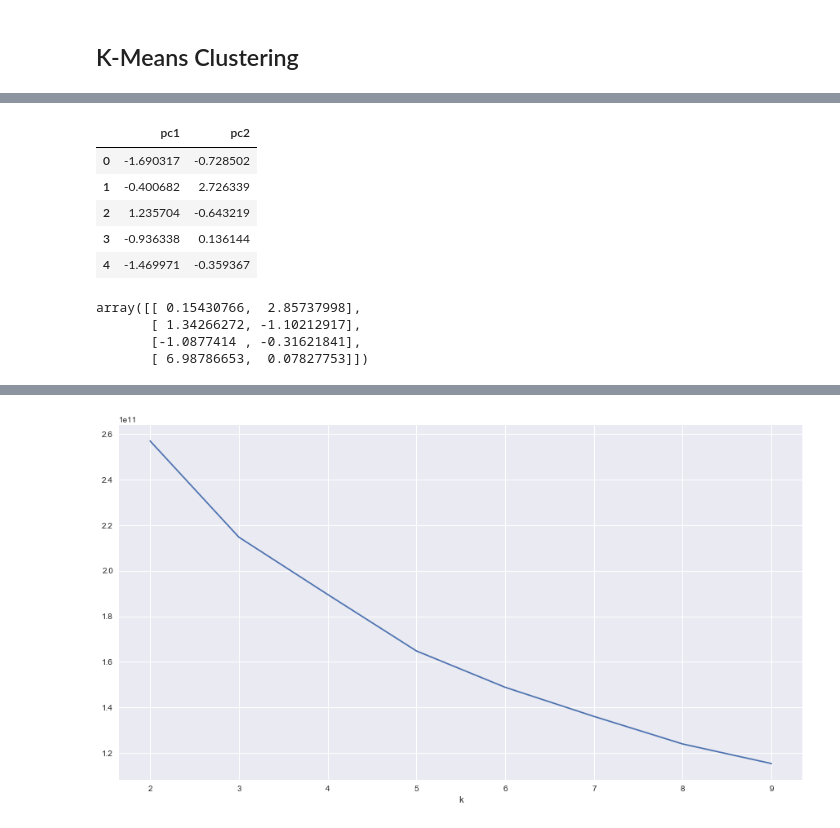
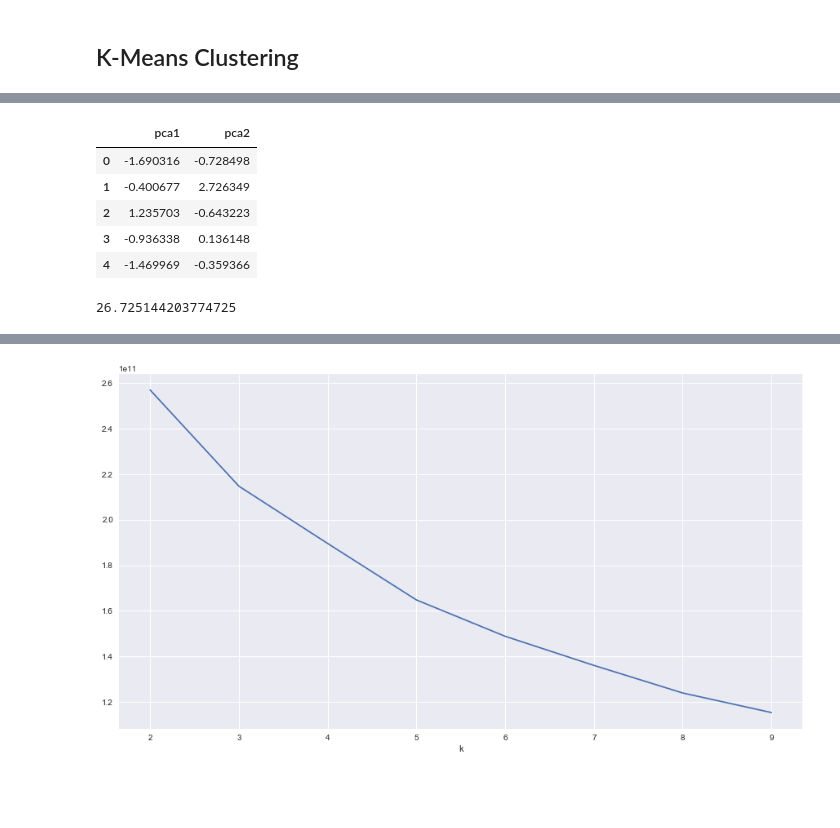
Before and after one commit to Laura-ShummonMaass/Credit_Card_Cluster, a Jupyter notebook: eda.ipynb, the cells around one changed output, grey strips where cells are left out. Saved outputs shown, nothing was run; the diff lists cells and outputs as text; code cells hidden in the pictures; blank space fills up the shorter version.

```diff
--- a/eda.ipynb
+++ b/eda.ipynb
@@ -152,4 +152,6 @@ Text(0.5, 1.0, 'Multi-Collinearity of Car Attributes')
 [figure]
 # %%
 df = df.drop(['ONEOFF_PURCHASES', 'PURCHASES_INSTALLMENTS_FREQUENCY', 'CASH_ADVANCE_TRX'], axis=1)
+# %%
+df['bal_cash_credit'] = df.apply(lambda x: 1 if x['BALANCE']>=1000 and x['CREDIT_LIMIT']>=1000 and x['CASH_ADVANCE']<1 else 0, axis=1)
 # %%
@@ -180,10 +183,10 @@ from sklearn.decomposition import PCA
 from sklearn.preprocessing import StandardScaler
 # %%
 ss = StandardScaler()
-scaled_df = ss.fit_transform(df)
+scaled_data = ss.fit_transform(df)
 # %%
-df1=pd.DataFrame(data=scaled_df)
-df1.head()
+scaled_df=pd.DataFrame(data=scaled_data)
+scaled_df.head()
 # %% [output]
 |  | 0 | 1 | 2 | 3 | 4 | 5 | 6 | 7 | 8 | 9 | 10 | ... |
 | 0 | -0.732054 | -0.249881 | -0.424934 | -0.349114 | -0.466805 | -0.806649 | -0.678716 | -0.675294 | -0.511381 | -0.960380 | -0.529026 | ... |
@@ -193,24 +196,26 @@ df1.head()
 | 4 | -0.358849 | 0.517980 | -0.462095 | -0.454607 | -0.466805 | -1.014290 | -0.399383 | -0.675294 | -0.551611 | -0.905414 | -0.364421 | ... |
 # %%
 pca = PCA(n_components=2)
-pca_df = pca.fit_transform(df1)
+#pca_data = pca.fit_transform(scaled_df)
+pca_data = pca.fit_transform(scaled_df)
 
-pca2 = pd.DataFrame(data=pca_df, columns=['pc1', 'pc2'])
-pca2.head()
+pca_df = pd.DataFrame(data=pca_data, columns=['pca1', 'pca2'])
+pca_df.head()
 # %% [output]
-|  | pc1 | pc2 |
-| 0 | -1.690317 | -0.728502 |
-| 1 | -0.400682 | 2.726339 |
-| 2 | 1.235704 | -0.643219 |
-| 3 | -0.936338 | 0.136144 |
-| 4 | -1.469971 | -0.359367 |
+|  | pca1 | pca2 |
+| 0 | -1.690316 | -0.728498 |
+| 1 | -0.400677 | 2.726349 |
+| 2 | 1.235703 | -0.643223 |
+| 3 | -0.936338 | 0.136148 |
+| 4 | -1.469969 | -0.359366 |
+# %%
+pca_df['pca1'].max()
+# %% [output]
+26.725144203774725
 # %%
-model = KMeans(n_clusters=4, random_state=10).fit(pca2)
-model = model.cluster_centers_
-model
+model = KMeans(n_clusters=4, random_state=10).fit(pca_df)
+#model = model.cluster_centers_
+model_label = model.labels_
+model_centers = model.cluster_centers_
+
 # sorted(model.cluster_centers_.tolist())
-# %% [output]
-array([[ 0.15430766,  2.85737998],
-       [ 1.34266272, -1.10212917],
-       [-1.0877414 , -0.31621841],
-       [ 6.98786653,  0.07827753]])
```
Also changed, not shown: parts of 6 cells of this notebook.
